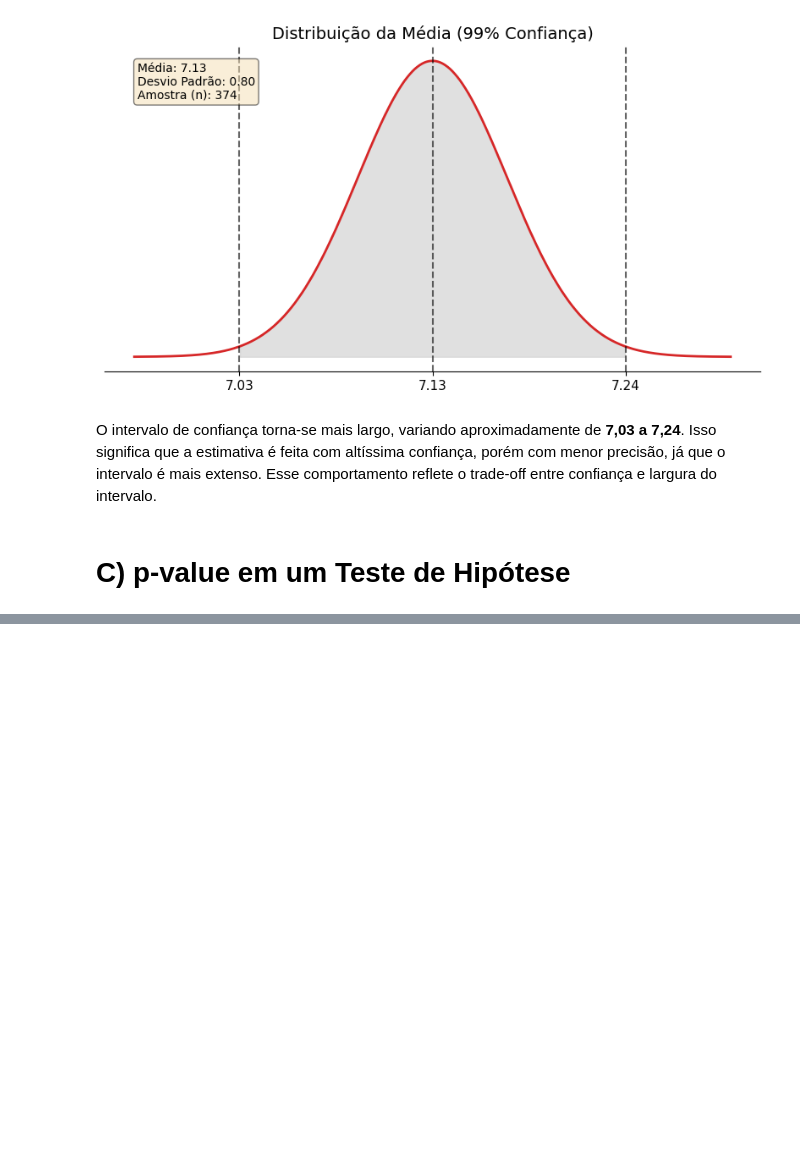
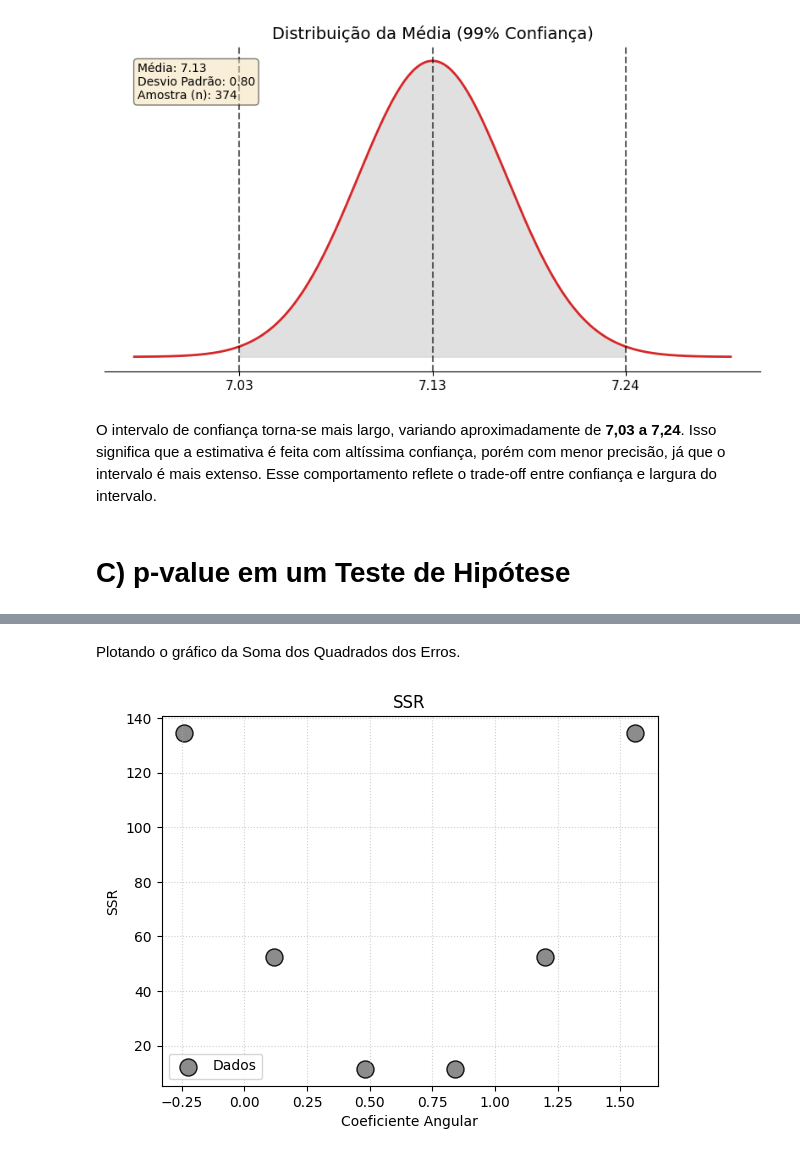
Before and after one commit to Itallo0708/Computational-Mathematics, a Jupyter notebook: notebooks/Atividade_2_2_Linear_regression_p_value_and_metrics.ipynb, the cells around one changed output, grey strips where cells are left out. Cells and saved outputs as stored; diff of their text form; code cells hidden in the pictures; blank space fills up the shorter version.

```diff
--- a/notebooks/Atividade_2_2_Linear_regression_p_value_and_metrics.ipynb
+++ b/notebooks/Atividade_2_2_Linear_regression_p_value_and_metrics.ipynb
@@ -229,0 +413,39 @@ Esse comportamento reflete o trade-off entre confiança e largura do intervalo.
+# %%
+from sklearn.metrics import r2_score
+ssr_valores = []
+r2_lista = []
+
+for a in lista_a:
+    # Previsão usando o 'a' variável e o 'b' fixo
+    y_pred = (a * x) + b_sklearn
+
+    # Somar erros ao quadrado
+    ssr = np.sum((y - y_pred) ** 2)
+    ssr_valores.append(ssr)
+
+    # Cálculo do R^2
+    r2 = r2_score(y, y_pred)
+    r2_lista.append(r2)
+# %% [markdown]
+Plotando o gráfico da Soma dos Quadrados dos Erros.
+# %%
+def plotar_grafico_ssr(x, y, cor, titulo):
+  # Pontos
+  plt.scatter(x, y, color = cor, s= 150, edgecolor='black', alpha= 0.9, label ='Dados')
+
+  # Plot
+  plt.title(titulo)
+  plt.xlabel("Coeficiente Angular")
+  plt.ylabel("SSR")
+  plt.legend()
+  plt.grid(True, linestyle=':', alpha=0.6)
+  plt.show()
+
+
+
+x_ssr = lista_a
+y_ssr = ssr_valores
+cor = "gray"
+plotar_grafico_ssr(x_ssr,y_ssr,cor, "SSR")
+# %% [output]
+[figure, added]
```
Also changed, not shown: parts of 25 cells of this notebook.
